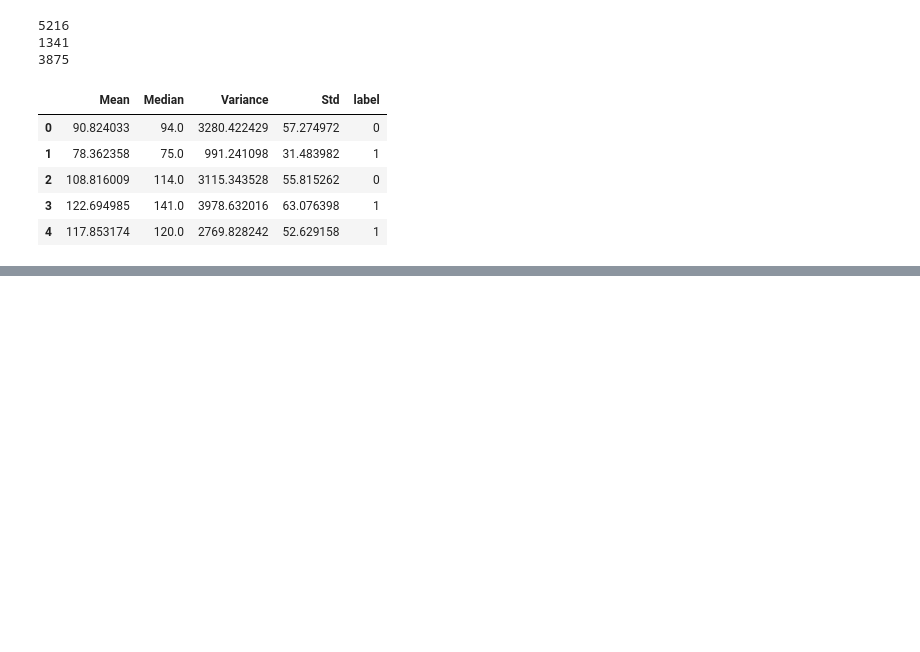
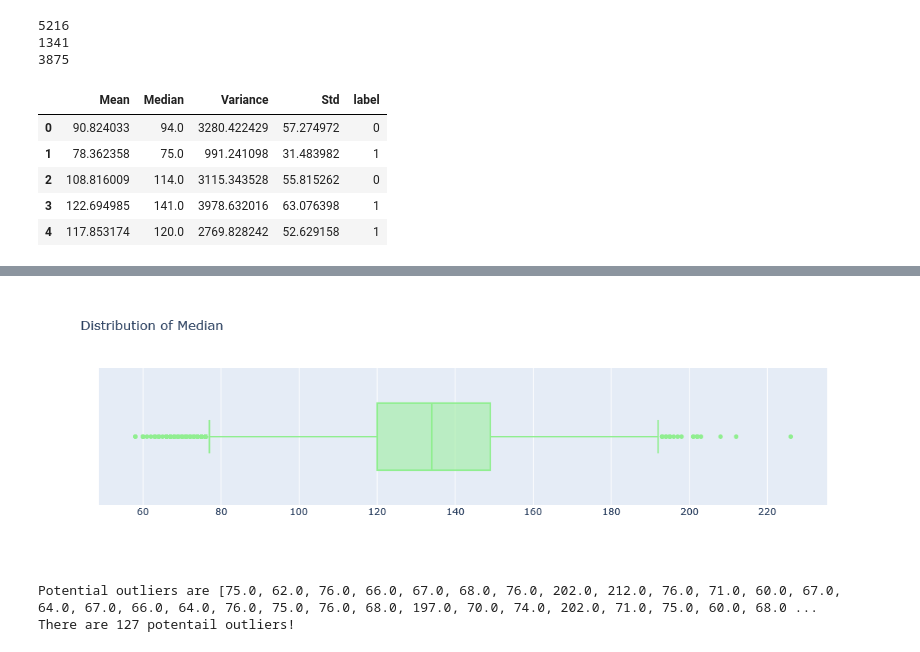
Before and after one commit to arfan64shah/Pneumonia_Detection, a Jupyter notebook: Pneumonia_Detection.ipynb, the cells around one changed output, grey strips where cells are left out. Cells and saved outputs as stored; diff of their text form; code cells hidden in the pictures; blank space fills up the shorter version.

```diff
--- a/Pneumonia_Detection.ipynb
+++ b/Pneumonia_Detection.ipynb
@@ -284,0 +344,45 @@ dataset.head()
+# %%
+# plot a boxplot for median
+fig = go.Figure()
+
+fig.add_trace(go.Box(x = dataset['Median'], name = '', marker = dict(color = 'lightgreen')))
+fig.update_layout(title = 'Distribution of Median')
+fig.show()
+# %% [output]
+[figure, added]
+# %%
+# find all the outliers in median column
+
+# find min and max
+min = np.min(dataset['Median'])
+max = np.max(dataset['Median'])
+
+# find q1, q2, q3, and iqr
+q1 = np.percentile(dataset['Median'], 25)
+q2 = np.percentile(dataset['Median'], 50)
+q3 = np.percentile(dataset['Median'], 75)
+
+iqr = q3 - q1
+
+# find lower and upper bounds
+lower_bound = q1 - 1.5*iqr
+upper_bound = q3 + 1.5*iqr
+
+# create an empty lsit
+median_outliers = []
+
+# loop through median column and find values which are less than lower bound and greater than upper bound
+for y in dataset['Median']:
+    if (y < lower_bound or y > upper_bound):
+        median_outliers.append(y)
+
+# now print outliers
+if (len(median_outliers) == 0):
+    print("Wow! There are no outliers!")
+else:
+    print("Potential outliers are", median_outliers)
+
+print("There are", len(median_outliers), "potentail outliers!")
+# %% [output]
+Potential outliers are [75.0, 62.0, 76.0, 66.0, 67.0, 68.0, 76.0, 202.0, 212.0, 76.0, 71.0, 60.0, 67.0, 64.0, 67.0, 66.0, 64.0, 76.0, 75.0, 76.0, 68.0, 197.0, 70.0, 74.0, 202.0, 71.0, 75.0, 60.0, 68.0 ...
+There are 127 potentail outliers!
```
Also changed, not shown: parts of 6 cells of this notebook.
